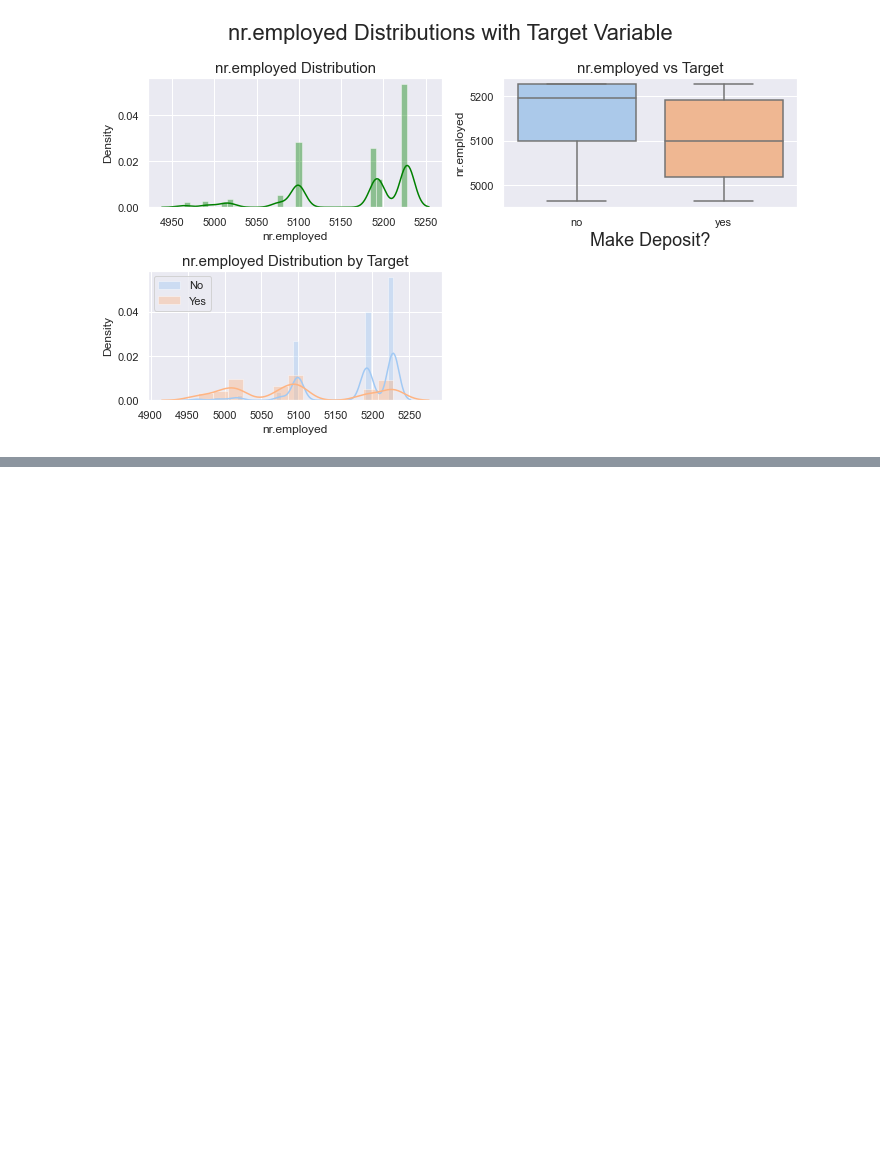
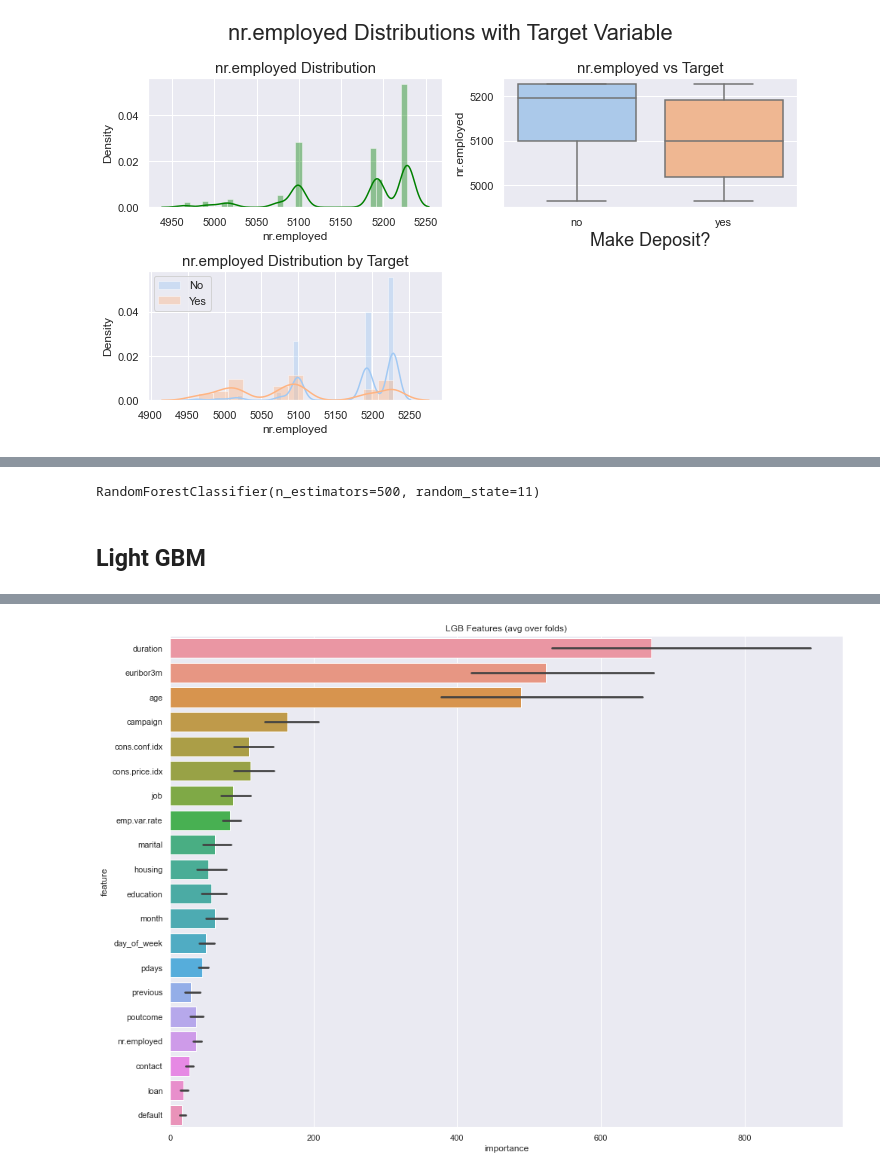
Before and after one commit to nghetrung/bank-marketing, a Jupyter notebook: bank_marketing.ipynb, the cells around one changed output, grey strips where cells are left out. Drawn from its saved outputs; the diff is of its cells as text; code cells hidden in the pictures; blank space fills up the shorter version.

Commit message:
modelling and deploy tableau

```diff
--- a/bank_marketing.ipynb
+++ b/bank_marketing.ipynb
@@ -317,0 +434,8 @@ df_test.to_csv('data_test.csv', index=False)
+# %%
+clf_rf.fit(X_train_transformed, y_train)
+# %% [output]
+RandomForestClassifier(n_estimators=500, random_state=11)
+# %%
+y_pred = clf_rf.predict(X_valid_transformed)
+# %% [markdown]
+## Light GBM
@@ -317,0 +613,33 @@ df_test.to_csv('data_test.csv', index=False)
+# %%
+from sklearn.model_selection import KFold
+
+folds = KFold(n_splits=5)
+y_train = pd.DataFrame(y_train, columns=['label'])
+# %%
+for c in cat_cols:
+    X_train[c] = X_train[c].astype('category')
+
+for c in cat_cols:
+    X_valid[c] = X_valid[c].astype('category')
+# %%
+params = {'num_leaves': 256,
+          'min_child_samples': 79,
+          'objective': 'binary',
+          'max_depth': 13,
+          'learning_rate': 0.03,
+          "boosting_type": "gbdt",
+          "subsample_freq": 3,
+          "subsample": 0.9,
+          "bagging_seed": 11,
+          "metric": 'auc',
+          "verbosity": -1,
+          'reg_alpha': 0.3,
+          'reg_lambda': 0.3,
+          'colsample_bytree': 0.9,
+          'categorical_feature': cat_cols
+         }
+result_dict_lgb = train_model_classification(X=X_train, X_test=X_valid, y=y_train, params=params, folds=folds, model_type='lgb',
+                                             eval_metric='auc', plot_feature_importance=True,
+                                             verbose=500, early_stopping_rounds=200, n_estimators=5000, averaging='usual',
+                                             n_jobs=-1)
+# %% [output]
@@ -317,0 +652 @@ df_test.to_csv('data_test.csv', index=False)
+[figure, added]
```
Also changed, not shown: parts of 70 cells of this notebook, 11 other files.
